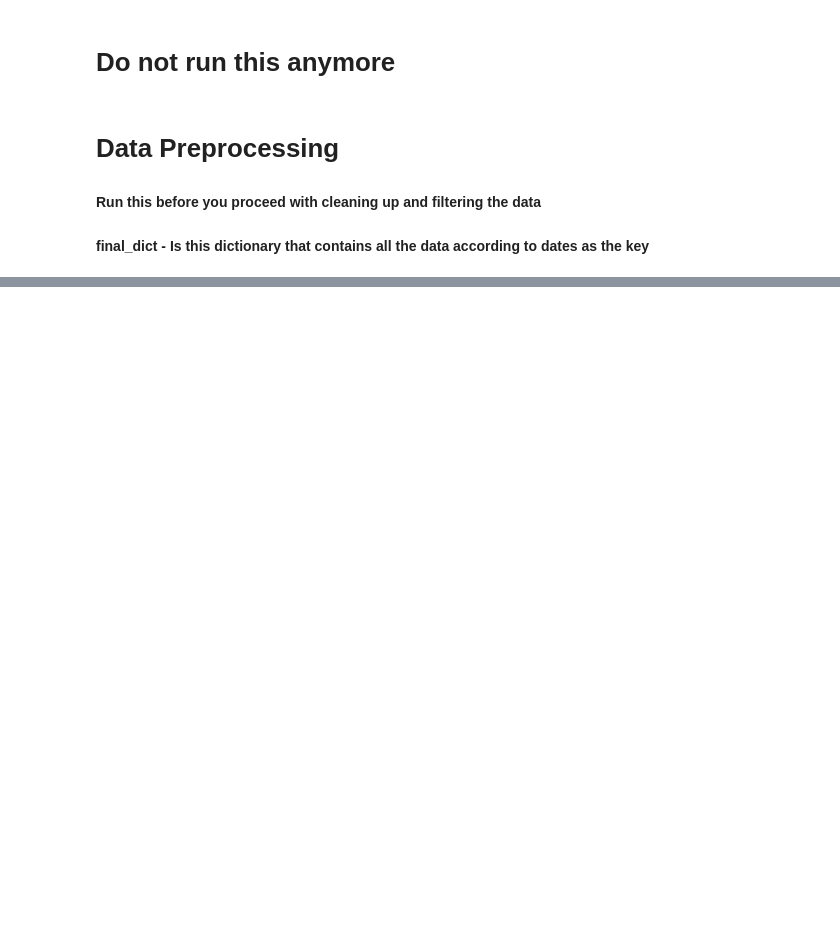
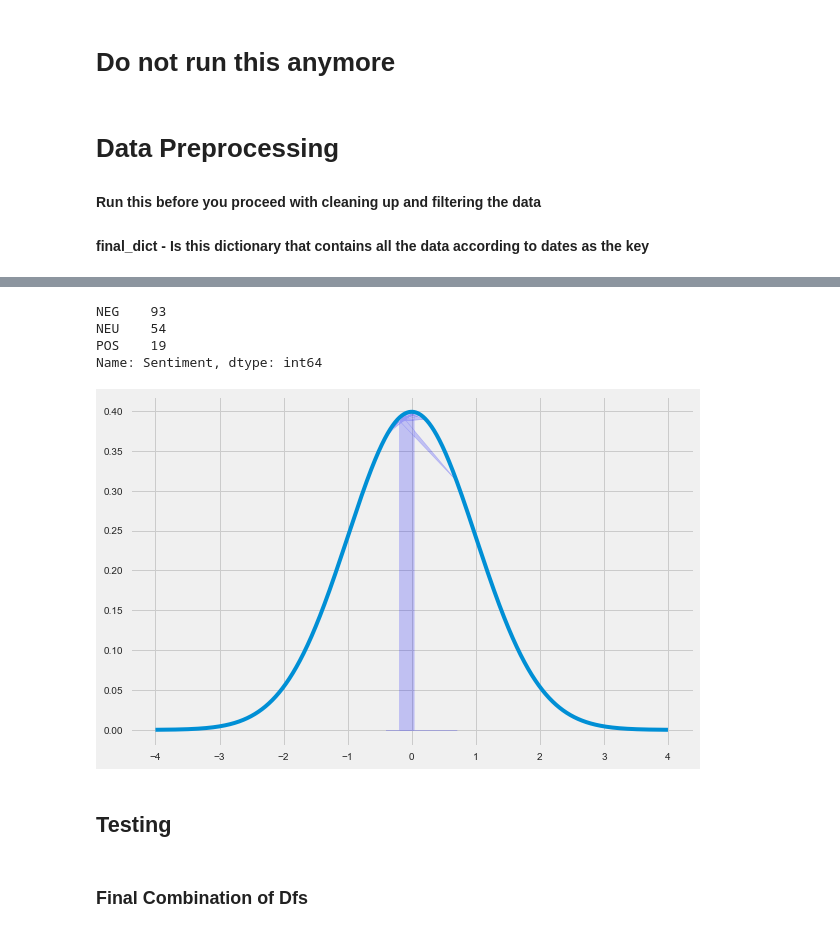
Before and after one commit to bhuwan1998/Sentiment_Analysis, a Jupyter notebook: data_retreival.ipynb, the cells around one changed output, grey strips where cells are left out. Cells and saved outputs as stored; diff of their text form; code cells hidden in the pictures; blank space fills up the shorter version.

```diff
--- a/data_retreival.ipynb
+++ b/data_retreival.ipynb
@@ -183,0 +276,5 @@ def filter_english(dataframe):
+# %%
+list_app = []
+for i in final_dict.keys():
+    if isinstance(final_dict[i],str):
+        print(i, final_dict[i])
@@ -183,0 +291,50 @@ def filter_english(dataframe):
+# %%
+def final_dataframe(final_dict):
+    final_dict_list = []
+
+    for i in final_dict.keys():
+        temp_df = final_dict[i]
+        if not(isinstance(temp_df, str)) and ('content' in temp_df.columns) :
+            temp_df['content'] = temp_df['content'].apply(lambda x : clean(x))
+            final_dict_list.append((i, find_sentiment(temp_df)))
+
+    return_df = pd.DataFrame(final_dict_list, columns = ['Date', 'Sentiment'])
+    return return_df
+#     temp_df = final_dict[i]
+#     temp_df['content'] = temp_df['content'].apply(lambda x : clean(text))
+
+final_df = final_dataframe(final_dict)
+# %%
+final_df['Sentiment'].value_counts()
+# %% [output]
+NEG    93
+NEU    54
+POS    19
+Name: Sentiment, dtype: int64
+# %%
+
+import numpy as np
+import matplotlib.pyplot as plt
+from scipy.stats import norm
+
+#create range of x-values from -4 to 4 in increments of .001
+x = np.arange(-4, 4, 0.001)
+
+#create range of y-values that correspond to normal pdf with mean=0 and sd=1
+y = norm.pdf(x,0,1)
+
+#define plot
+fig, ax = plt.subplots(figsize=(9,6))
+ax.plot(x,y)
+
+#specify the region of the bell curve to fill in
+x_fill = final_df['Sentiment']
+y_fill = norm.pdf(x_fill,0,1)
+ax.fill_between(x_fill,y_fill,0, alpha=0.2, color='blue')
+#choose plot style and display the bell curve
+plt.style.use('fivethirtyeight')
+plt.show()
+# %% [output]
+[figure, added]
+# %% [markdown]
+## Testing
@@ -183,0 +411,2 @@ def filter_english(dataframe):
+# %% [markdown]
+### Final Combination of Dfs
```
Also changed, not shown: parts of 13 cells of this notebook, 3 other files.
